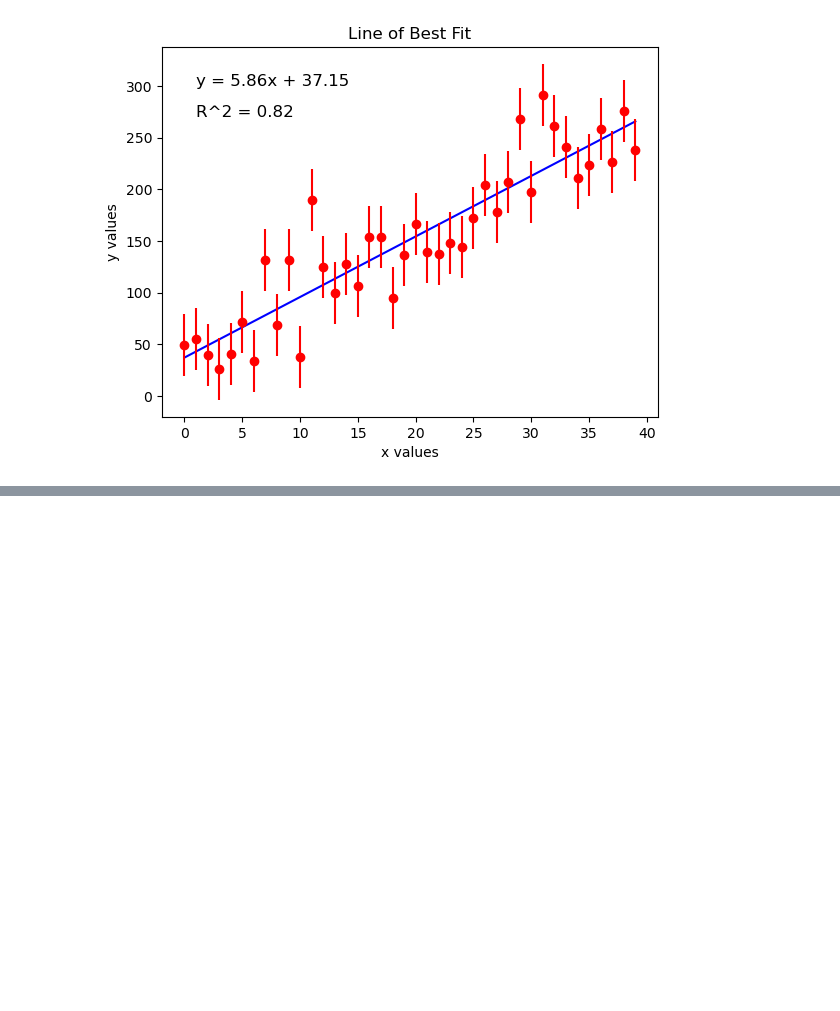
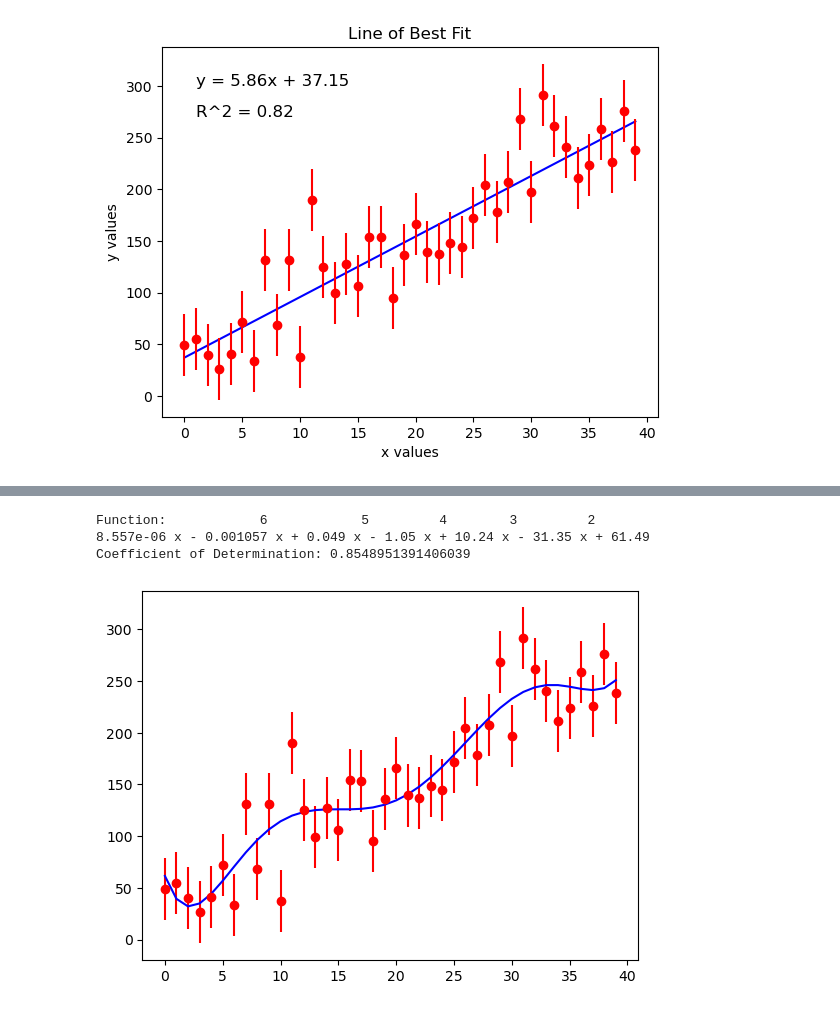
Before and after one commit to EvanBarkus/Intro_Python_Project, a Jupyter notebook: Fit_Line_to_Data.ipynb, the cells around one changed output, grey strips where cells are left out. Cells and saved outputs as stored; diff of their text form; code cells hidden in the pictures; blank space fills up the shorter version.

```diff
--- a/Fit_Line_to_Data.ipynb
+++ b/Fit_Line_to_Data.ipynb
@@ -156,3 +156,36 @@ None
 #It looks like the line ignoring the uncertainty was actually a better fit for this data set.
 #I'm sure there are nonlinear possibly polynomial functions that might fit better but the linear functions seem to fit
 #the trend of this dataset fine.
+# %%
+#Testing other fits to the data
+
+from scipy.optimize import curve_fit
+
+x = np.array(data['x'])
+y = np.array(data['y'])
+dy = np.array(data['dy'])
+
+mean_x = x.mean()
+mean_y = y.mean()
+
+p=np.polyfit(x,y,6)
+f=np.poly1d(p)
+
+x_new=np.linspace(0,39,40) #np.arange(min(x),max(x))
+y_model=f(x_new)
+
+print('Function:',f)
+
+plt.errorbar(x, y,color='r', yerr=dy, fmt="o")
+plt.plot(x_new,y_model, 'b')
+
+#Determining R^2 value
+E1 = sum((y-y_model)**2) #Residual sum of squares
+E2 = sum((y-mean_y)**2) #Regression sum of squares
+r2 = 1-(E1/E2)
+print('Coefficient of Determination:',r2)
+# %% [output]
+Function:            6            5         4        3         2
+8.557e-06 x - 0.001057 x + 0.049 x - 1.05 x + 10.24 x - 31.35 x + 61.49
+Coefficient of Determination: 0.8548951391406039
+[figure, added]
```
Also changed, not shown: parts of 3 cells of this notebook.
